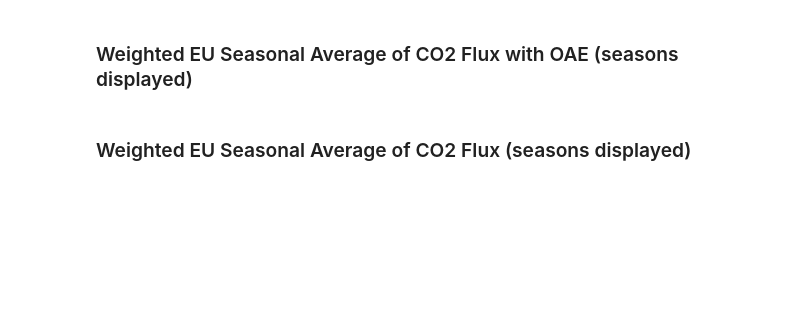
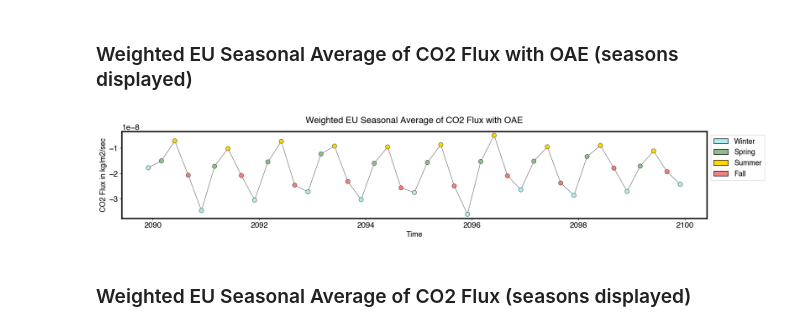
Before and after one commit to chiaraciscato/MScThesis, a Jupyter notebook: CO2flux/CO2flux_DataPoint.ipynb, the cells around one changed output. Drawn from its saved outputs; the diff is of its cells as text; code cells hidden in the pictures; blank space fills up the shorter version.

```diff
--- a/CO2flux/CO2flux_DataPoint.ipynb
+++ b/CO2flux/CO2flux_DataPoint.ipynb
@@ -42,2 +42,2 @@ data_baseline = xr.open_mfdataset('/Volumes/UnionSine/Data_Transfer/2.6/CO2flux_
 # %%
-data_oae = xr.open_mfdataset('/Volumes/UnionSine/Data_Transfer/2.6/CO2flux_CDR_EU_coast_ssp126_1m.nc')
+data_oae = xr.open_mfdataset('/Users/chiaraciscato/Desktop/geomar/data_transfer/Cropped/CO2flux_OAE_2.6_cropped.nc')
@@ -50,2 +44,5 @@ sliced_frame_oae = sliced_data_oae.sel(time_counter=slice('2090', '2100'))
 # %% [markdown]
 ### EU Seasonal Average of CO2 Flux
+# %%
+data_baseline = data_baseline.where(data_baseline)
+data_oae = data_oae.where(data_oae)
@@ -249,16 +256,17 @@ co2flux_weighted_oae['Month'] = np.select(conditions, values)
 colors = dict(zip(co2flux_weighted_oae.Month.unique(), ['paleturquoise', 'darkseagreen', 'gold', 'lightcoral']))
 # %%
 fig, ax = plt.subplots(figsize=(20, 3))
-ax.plot_date(co2flux_weighted_oae.index, co2flux_weighted_oae.co2flux, '-', color="black",  linewidth=0.5, zorder=1)
-ax.scatter(co2flux_weighted_oae.index, co2flux_weighted_oae.co2flux, color=co2flux_weighted_oae.Month.map(lambda x: colors[x]), edgecolors='black',  linewidth=0.5, s=70)
+ax.plot_date(co2flux_weighted_oae.index, co2flux_weighted_oae.co2flux_cpl, '-', color="black",  linewidth=0.5, zorder=1)
+ax.scatter(co2flux_weighted_oae.index, co2flux_weighted_oae.co2flux_cpl, color=co2flux_weighted_oae.Month.map(lambda x: colors[x]), edgecolors='black',  linewidth=0.5, s=70)
 legend = [mpatches.Patch(facecolor = value, edgecolor = "black", label = key, alpha = 1) for key, value in colors.items()]
 ax.legend(handles = legend, bbox_to_anchor=(1, 1), loc='upper left', fontsize=14)
 ax.set_xlabel('Time', fontsize=14)
 ax.set_ylabel('CO2 Flux in kg/m2/sec', fontsize=14)
 ax.set_title("Weighted EU Seasonal Average of CO2 Flux with OAE", fontname="Helvetica", fontsize=17, y=1.06)
-ax.axhline(0, color='black', linewidth=0.5)
 
 pass
+# %% [output]
+[figure, added]
 # %% [markdown]
 ### Weighted EU Seasonal Average of CO2 Flux (seasons displayed)
 # %%
```
Also changed, not shown: parts of 15 cells of this notebook, 19 other files.
